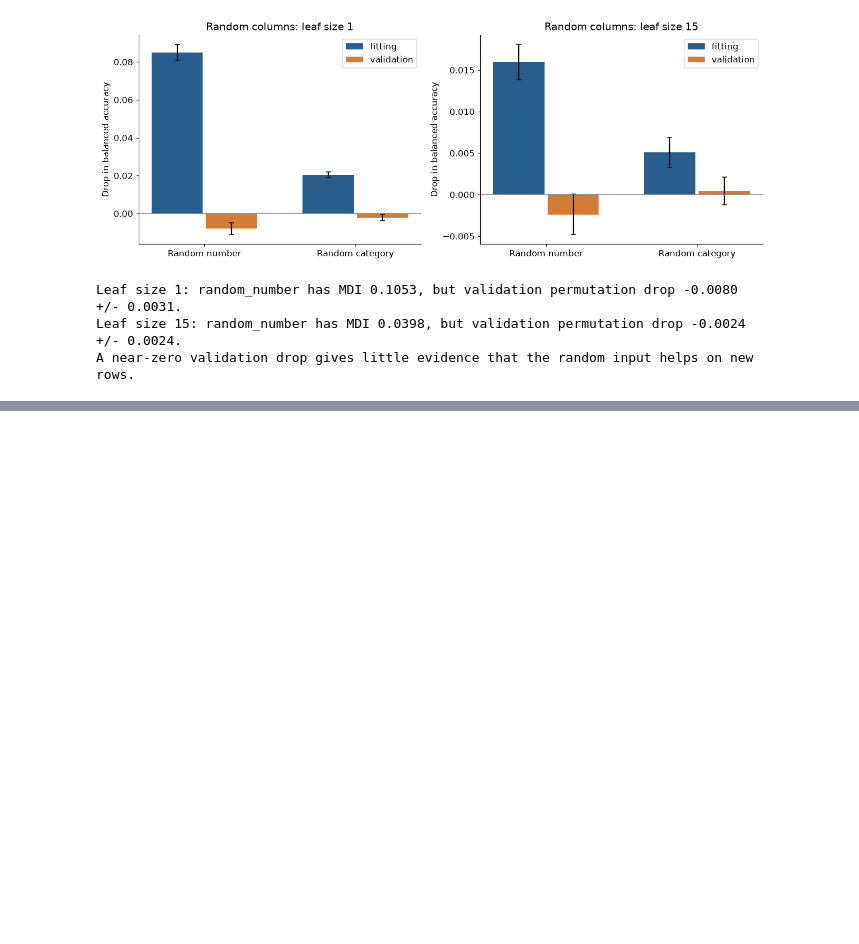
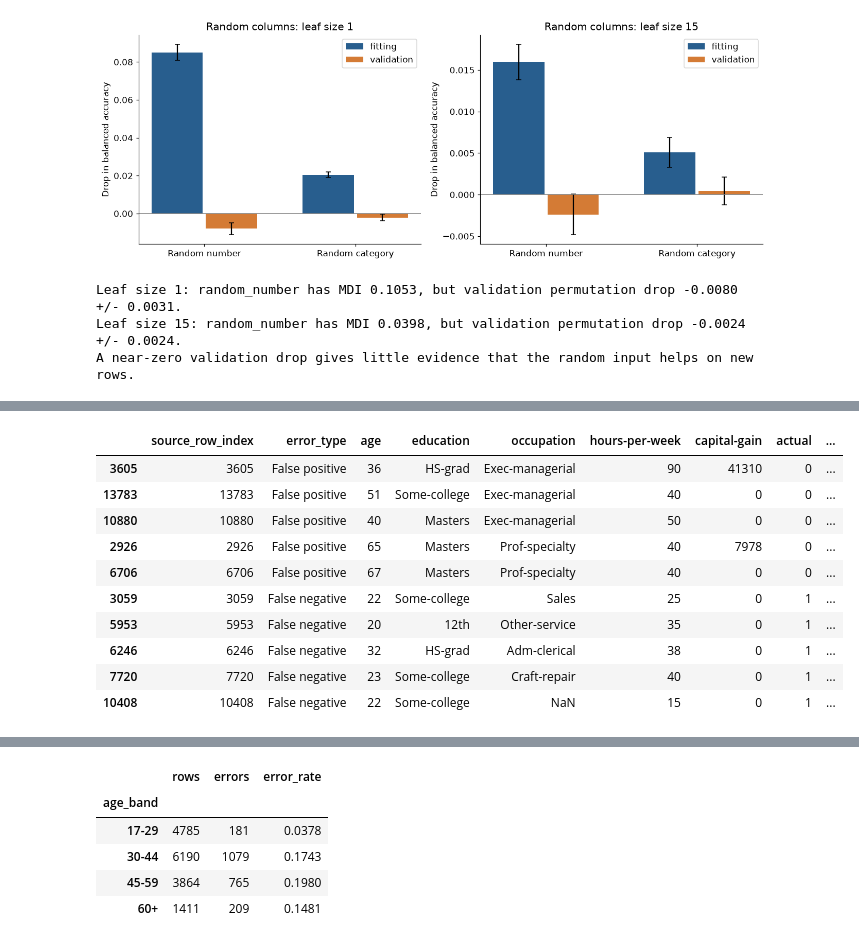
Before and after one commit to vishnu-tharan/Data_Science_2021ICT106, a Jupyter notebook: Project_09_2021ICT106.ipynb, the cells around one changed output, grey strips where cells are left out. Saved outputs shown, nothing was run; the diff lists cells and outputs as text; code cells hidden in the pictures; blank space fills up the shorter version.

Commit message:
Add error analysis and evidence

```diff
--- a/Project_09_2021ICT106.ipynb
+++ b/Project_09_2021ICT106.ipynb
@@ -644,0 +657,73 @@ A near-zero validation drop gives little evidence that the random input helps on
+# %%
+all_predictions = X_test.copy()
+all_predictions['source_row_index'] = X_test.index
+all_predictions['actual'] = y_test.to_numpy()
+all_predictions['predicted'] = test_prediction
+all_predictions['probability_above_50k'] = test_probability
+all_predictions['wrong'] = all_predictions['actual'] != all_predictions['predicted']
+all_predictions.to_csv(ROOT / 'results/test_predictions.csv', index=False)
+errors = all_predictions.loc[all_predictions['wrong']].copy()
+false_positive = errors[errors['predicted'] == 1].nlargest(5, 'probability_above_50k')
+false_negative = errors[errors['predicted'] == 0].nsmallest(5, 'probability_above_50k')
+assert len(false_positive) == 5 and len(false_negative) == 5
+ten_errors = pd.concat([false_positive, false_negative]).copy()
+ten_errors['error_type'] = np.where(ten_errors['predicted'] == 1, 'False positive', 'False negative')
+
+# Check similar training profiles to support each written error review.
+context_columns = ['education', 'marital-status', 'occupation']
+training_context = train[context_columns].fillna('(missing)')
+match_counts, positive_shares = [], []
+for _, row in ten_errors.iterrows():
+    profile = row[context_columns].fillna('(missing)')
+    matches = training_context.eq(profile).all(axis=1)
+    count = int(matches.sum())
+    share = float(y_train.loc[matches].mean()) if count else np.nan
+    match_counts.append(count)
+    positive_shares.append(share)
+ten_errors['training_match_count'] = match_counts
+ten_errors['training_above_50k_share'] = positive_shares
+ten_errors['missing_input_count'] = ten_errors[features].isna().sum(axis=1)
+
+def error_note(row):
+    details = (f'Age {int(row["age"])}, {row["education"]}, {int(row["hours-per-week"])} hours per week, '
+               f'capital gain {int(row["capital-gain"]):,}, capital loss {int(row["capital-loss"]):,}. ')
+    if row['predicted'] == 1:
+        outcome = 'The model favoured >50K, but the recorded income was <=50K. '
+    else:
+        outcome = 'The model favoured <=50K, but the recorded income was >50K. '
+    count = int(row['training_match_count'])
+    if count:
+        context = (f'Among {count} training rows with the same education, marriage status and occupation, '
+                   f'{row["training_above_50k_share"]:.1%} had income above 50K. ')
+    else:
+        context = 'No training rows shared all three selected profile values. '
+    missing = f'This test row has {int(row["missing_input_count"])} missing input values. '
+    return details + outcome + context + missing + 'This comparison gives context, not a proven reason for the model decision.'
+
+ten_errors['review_note'] = ten_errors.apply(error_note, axis=1)
+ten_errors.to_csv(ROOT / 'results/ten_wrong_predictions.csv', index=False)
+display(ten_errors[['source_row_index', 'error_type', 'age', 'education', 'occupation',
+                    'hours-per-week', 'capital-gain', 'actual', 'predicted', 'probability_above_50k',
+                    'training_match_count', 'training_above_50k_share', 'missing_input_count']].round(4))
+for number, (_, row) in enumerate(ten_errors.iterrows(), 1):
+    print(f'{number}. Source test row index {row["source_row_index"]}: {row["review_note"]}')
+
+age_review = all_predictions.assign(age_band=pd.cut(all_predictions['age'], [16, 29, 44, 59, 100],
+                                                   labels=['17-29', '30-44', '45-59', '60+']))
+age_errors = age_review.groupby('age_band', observed=True).agg(rows=('wrong', 'size'), errors=('wrong', 'sum'), error_rate=('wrong', 'mean'))
+display(age_errors.round(4))
+age_errors.to_csv(ROOT / 'results/errors_by_age.csv')
+print(f'Total wrong predictions: {len(errors):,} of {len(X_test):,} test rows ({len(errors)/len(X_test):.1%}).')
+print(f'False positives: {int(((y_test == 0) & (test_prediction == 1)).sum()):,}. False negatives: {int(((y_test == 1) & (test_prediction == 0)).sum()):,}.')
+# %% [output]
+|  | source_row_index | error_type | age | education | occupation | hours-per-week | capital-gain | actual | ... |
+| 3605 | 3605 | False positive | 36 | HS-grad | Exec-managerial | 90 | 41310 | 0 | ... |
+| 13783 | 13783 | False positive | 51 | Some-college | Exec-managerial | 40 | 0 | 0 | ... |
+| 10880 | 10880 | False positive | 40 | Masters | Exec-managerial | 50 | 0 | 0 | ... |
+| 2926 | 2926 | False positive | 65 | Masters | Prof-specialty | 40 | 7978 | 0 | ... |
+| 6706 | 6706 | False positive | 67 | Masters | Prof-specialty | 40 | 0 | 0 | ... |
+| 3059 | 3059 | False negative | 22 | Some-college | Sales | 25 | 0 | 1 | ... |
+| 5953 | 5953 | False negative | 20 | 12th | Other-service | 35 | 0 | 1 | ... |
+| 6246 | 6246 | False negative | 32 | HS-grad | Adm-clerical | 38 | 0 | 1 | ... |
+| 7720 | 7720 | False negative | 23 | Some-college | Craft-repair | 40 | 0 | 1 | ... |
+| 10408 | 10408 | False negative | 22 | Some-college | NaN | 15 | 0 | 1 | ... |
@@ -644,0 +740,6 @@ A near-zero validation drop gives little evidence that the random input helps on
+|  | rows | errors | error_rate |
+| age_band |  |  |  |
+| 17-29 | 4785 | 181 | 0.0378 |
+| 30-44 | 6190 | 1079 | 0.1743 |
+| 45-59 | 3864 | 765 | 0.1980 |
+| 60+ | 1411 | 209 | 0.1481 |
```
Also changed, not shown: parts of 8 cells of this notebook, 6 other files.
